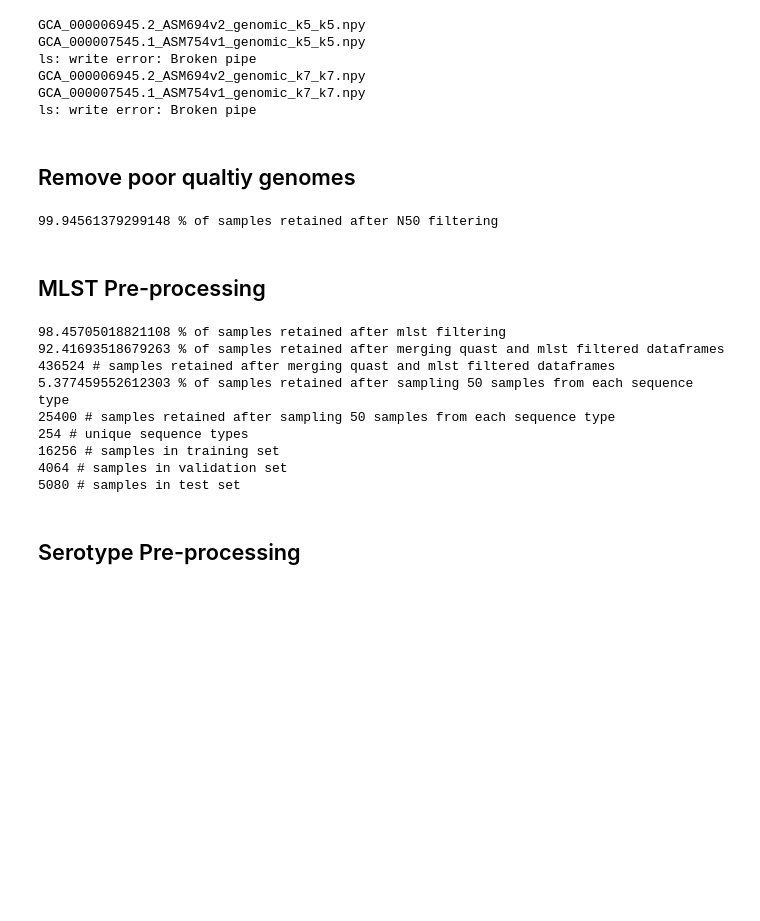
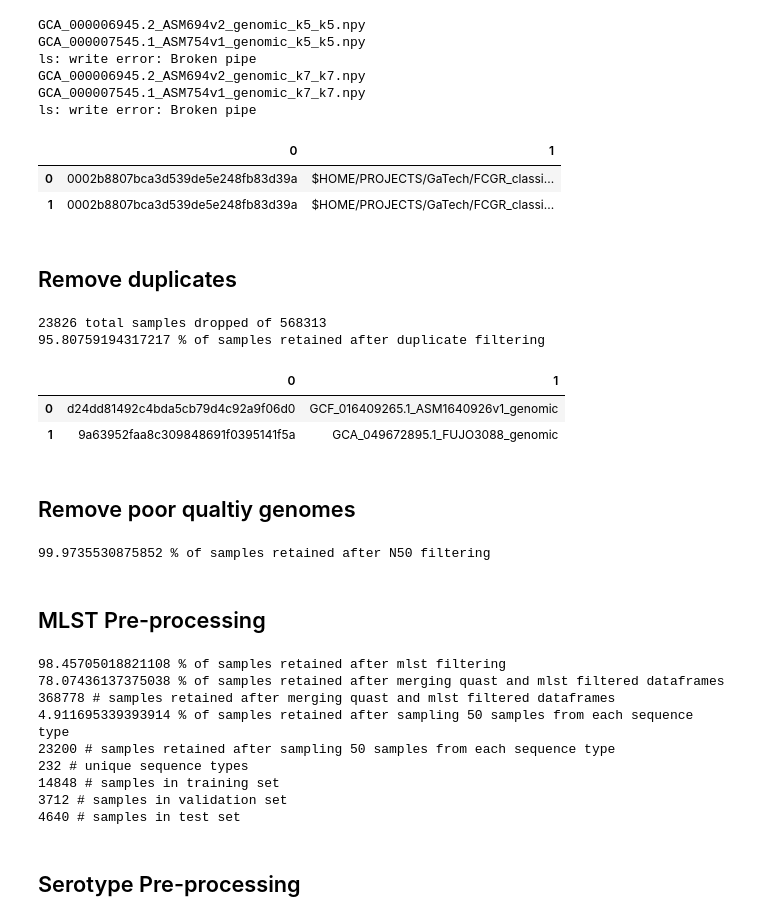
Before and after one commit to Ethan-Hetrick/CX4803-MLB-final-project-Spring-2025, a Jupyter notebook: bin/preprocessing.ipynb, the cells around one changed output. Saved outputs shown, nothing was run; the diff lists cells and outputs as text; code cells hidden in the pictures; blank space fills up the shorter version.

Commit message:
save progress

```diff
--- a/bin/preprocessing.ipynb
+++ b/bin/preprocessing.ipynb
@@ -8,15 +8,16 @@ import regex as re
 # %% [markdown]
 ## Load data
 # %%
-data_dir='./salmonella_data/data/'
-kmc5_arrays='./salmonella_kmc5_arrays/'
-kmc7_arrays='./salmonella_kmc7_arrays/'
+data_dir='~/PROJECTS/GaTech/FCGR_classifier/final_project/salmonella_data/data/'
+kmc5_arrays='~/PROJECTS/GaTech/FCGR_classifier/final_project/salmonella_kmc5_arrays/'
+kmc7_arrays='~/PROJECTS/GaTech/FCGR_classifier/final_project/salmonella_kmc7_arrays/'
 mlst_results = data_dir + 'mlst_results_combined.tsv'
 seqsero_results = data_dir + 'seqsero2_results.tsv'
 quast_result = data_dir + 'quast_results_combined.tsv'
 mlst_df = pd.read_csv(mlst_results, sep='\t', header=None)
 seqsero_df = pd.read_csv(seqsero_results, sep='\t', header=None)
 quast_df = pd.read_csv(quast_result, sep='\t')
+duplicates_df = pd.read_csv('../assets/dups.tsv', header=None)
 # %%
 mlst_df.head(2)
 # %% [output]
@@ -46,14 +47,54 @@ ls: write error: Broken pipe
 GCA_000006945.2_ASM694v2_genomic_k7_k7.npy
 GCA_000007545.1_ASM754v1_genomic_k7_k7.npy
 ls: write error: Broken pipe
+# %%
+duplicates_df.head(2)
+# %% [output]
+|  | 0 | 1 |
+| 0 | 0002b8807bca3d539de5e248fb83d39a | $HOME/PROJECTS/GaTech/FCGR_classi... |
+| 1 | 0002b8807bca3d539de5e248fb83d39a | $HOME/PROJECTS/GaTech/FCGR_classi... |
+# %% [markdown]
+## Remove duplicates
+# %%
+# Basename file path
+duplicates_df.iloc[:, 1] = duplicates_df.iloc[:, 1].apply(lambda x: x.split('/')[-1].replace('_k5_k5.npy', ''))
+
+# Randomly sort dataframe
+duplicates_df = duplicates_df.sample(frac=1, random_state=42).reset_index(drop=True)
+
+# Iterate and randomly select samples to drop based on hash value
+file_hashes = set()
+samples_to_drop = []
+
+for idx, row in duplicates_df.iterrows():
+    hash_value = row[0]
+    if hash_value in file_hashes:
+        samples_to_drop.append(idx)
+    else:
+        file_hashes.add(hash_value)
+
+# Drop from quast dataframe
+original_count = quast_df.shape[0]
+print(f"{len(samples_to_drop)} total samples dropped of {original_count}")
+quast_df = quast_df.drop(index=samples_to_drop).reset_index(drop=True)
+print(quast_df.shape[0]/original_count*100, "% of samples retained after duplicate filtering")
+# %% [output]
+23826 total samples dropped of 568313
+95.80759194317217 % of samples retained after duplicate filtering
+# %%
+duplicates_df.head(2)
+# %% [output]
+|  | 0 | 1 |
+| 0 | d24dd81492c4bda5cb79d4c92a9f06d0 | GCF_016409265.1_ASM1640926v1_genomic |
+| 1 | 9a63952faa8c309848691f0395141f5a | GCA_049672895.1_FUJO3088_genomic |
 # %% [markdown]
 ## Remove poor qualtiy genomes
 # %%
 # Remove very low quality assemblies
-quast_df_filt=quast_df[quast_df['N50'] >= 10000]['Assembly']
+quast_df_filt=quast_df[quast_df['N50'] >= 5000]['Assembly']
 print(quast_df_filt.shape[0]/quast_df.shape[0]*100, "% of samples retained after N50 filtering")
 # %% [output]
-99.94561379299148 % of samples retained after N50 filtering
+99.9735530875852 % of samples retained after N50 filtering
 # %% [markdown]
 ## MLST Pre-processing
 # %%
@@ -64,13 +105,13 @@ print(mlst_df_filt.shape[0]/mlst_df.shape[0]*100, "% of samples retained after m
 # Basename the first column of mlst_df_filt
 mlst_df_filt.iloc[:, 0] = mlst_df_filt.iloc[:, 0].apply(lambda x: x.split('/')[-1].replace('.fna', ''))
 
+# Keep only samples present in both quast and mlst filtered dataframes
+common_samples = set(quast_df_filt).intersection(set(mlst_df_filt.iloc[:, 0]))
+mlst_df_filt = mlst_df_filt[mlst_df_filt.iloc[:, 0].isin(common_samples)]
+
 # Keep only samples with 100 replicates of the same sequence type
 mlst_counts = mlst_df_filt.iloc[:, 1].value_counts()
 mlst_df_filt = mlst_df_filt[mlst_df_filt.iloc[:, 1].isin(mlst_counts[mlst_counts >= 100].index)]
-
-# Keep only samples present in both quast and mlst filtered dataframes
-common_samples = set(quast_df_filt).intersection(set(mlst_df_filt.iloc[:, 0]))
-mlst_df_filt = mlst_df_filt[mlst_df_filt.iloc[:, 0].isin(common_samples)]
 
 print(mlst_df_filt.shape[0]/mlst_df.shape[0]*100, "% of samples retained after merging quast and mlst filtered dataframes")
 print(mlst_df_filt.shape[0], "# samples retained after merging quast and mlst filtered dataframes")
@@ -89,16 +130,21 @@ train_df, val_df = train_test_split(train_val_df, test_size=0.2, stratify=train_
 print(train_df.shape[0], "# samples in training set")
 print(val_df.shape[0], "# samples in validation set")
 print(test_df.shape[0], "# samples in test set")
+
+# Save dataframes to csv
+train_df.to_csv('../assets/mlst_train_set.csv', index=False, header=False)
+val_df.to_csv('../assets/mlst_val_set.csv', index=False, header=False)
+test_df.to_csv('../assets/mlst_test_set.csv', index=False, header=False)
 # %% [output]
 98.45705018821108 % of samples retained after mlst filtering
-92.41693518679263 % of samples retained after merging quast and mlst filtered dataframes
-436524 # samples retained after merging quast and mlst filtered dataframes
-5.377459552612303 % of samples retained after sampling 50 samples from each sequence type
-25400 # samples retained after sampling 50 samples from each sequence type
-254 # unique sequence types
-16256 # samples in training set
-4064 # samples in validation set
-5080 # samples in test set
+78.07436137375038 % of samples retained after merging quast and mlst filtered dataframes
+368778 # samples retained after merging quast and mlst filtered dataframes
+4.911695339393914 % of samples retained after sampling 50 samples from each sequence type
+23200 # samples retained after sampling 50 samples from each sequence type
+232 # unique sequence types
+14848 # samples in training set
+3712 # samples in validation set
+4640 # samples in test set
 # %% [markdown]
 ## Serotype Pre-processing
 # %%
```
Also changed, not shown: parts of 2 cells of this notebook, 34 other files.
